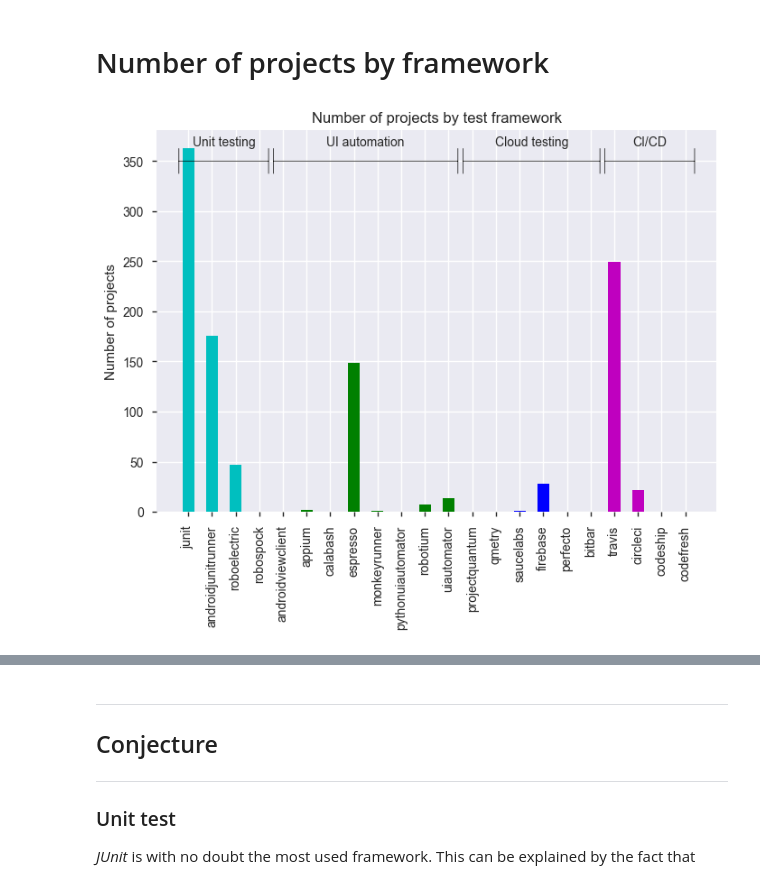
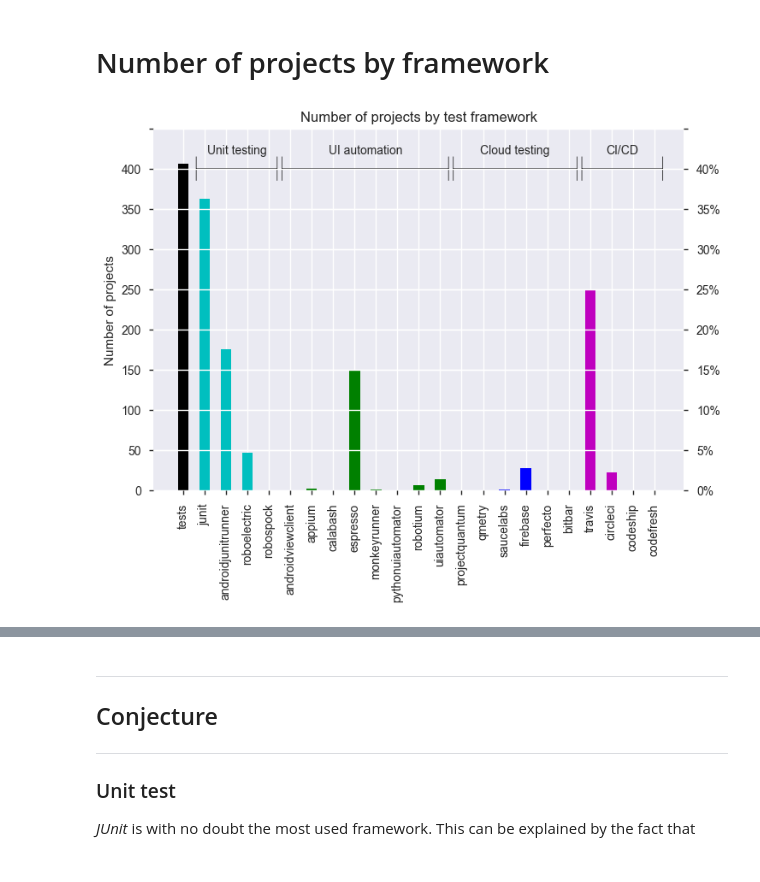
Before and after one commit to luiscruz/android_test_inspector, a Jupyter notebook: exploratory_analysis/1_ea.ipynb, the cells around one changed output, grey strips where cells are left out. Saved outputs shown, nothing was run; the diff lists cells and outputs as text; code cells hidden in the pictures.

```diff
--- a/exploratory_analysis/1_ea.ipynb
+++ b/exploratory_analysis/1_ea.ipynb
@@ -155,41 +155,55 @@ mosaic(df, ["tests", "ci"])
 # %%
 # f, (ax1, ax2) = plt.subplots(1, 2)
 # pie = df[unit_test_frameworks+ui_automation_frameworks+cloud_test_services].sum().plot(kind='pie', ax=ax1)
-columns = unit_test_frameworks+ui_automation_frameworks+cloud_test_services+ci_services
+import numpy as np
+
+columns = ['tests'] + unit_test_frameworks+ui_automation_frameworks+cloud_test_services+ci_services
 colors =  (
+    ['k'] +
     ['c'] * len(unit_test_frameworks)
     + ['g'] * len(ui_automation_frameworks)
     + ['b'] * len(cloud_test_services)
     + ['m'] * len(ci_services)
 )
 
 sums = df[columns].sum()
 labels = sums.index
 heights = sums.values
 f, ax = plt.subplots(1, 1)
 
 ax.bar(range(len(labels)), heights, 0.5, color=colors)
+
 ax.set_xticklabels(labels, rotation='vertical')
 ax.set_xticks(range(len(labels)))
 ax.set_title("Number of projects by test framework")
 ax.set_ylabel("Number of projects")
+ax.set_yticklabels(range(0, 401, 50))
+
+
+
+ax2 = ax.twinx()
+ax2.set_yticklabels(["{:.0%}".format(i) for i in np.arange(0,401,50)/len(df)])
+ax.set_yticks(np.linspace(ax.get_yticks()[0],ax.get_yticks()[-1],len(ax.get_yticks())))
+ax2.set_yticks(np.linspace(ax2.get_yticks()[0],ax2.get_yticks()[-1],len(ax.get_yticks())))
+
+
 
 def draw_range(ax, xmin, xmax, label):
-    y=350
+    y=400
     ax.annotate('', xy=(xmin, y), xytext=(xmax, y), xycoords='data', textcoords='data',
                 arrowprops={'arrowstyle': '|-|', 'color':'black', 'linewidth': 0.5})
     xcenter = xmin + (xmax-xmin)/2
     ytext = y + ( ax.get_ylim()[1] - ax.get_ylim()[0] ) / 20
     ax.annotate(label, xy=(xcenter,ytext), ha='center', va='center', fontsize=10)
 
-draw_range(ax, -0.5, 3.5, "Unit testing")
-draw_range(ax, 3.5, 11.5, "UI automation")
-draw_range(ax, 11.5, 17.5, "Cloud testing")
-draw_range(ax, 17.5, 21.5, "CI/CD")
+draw_range(ax, 0.5, 4.5, "Unit testing")
+draw_range(ax, 4.5, 12.5, "UI automation")
+draw_range(ax, 12.5, 18.5, "Cloud testing")
+draw_range(ax, 18.5, 22.5, "CI/CD")
 
 pass
 # %% [output]
-[figure, old version]
+[figure, new version]
 # %%
 df[df['firebase']]
 # %% [output]
```
Also changed, not shown: 1 other file.
